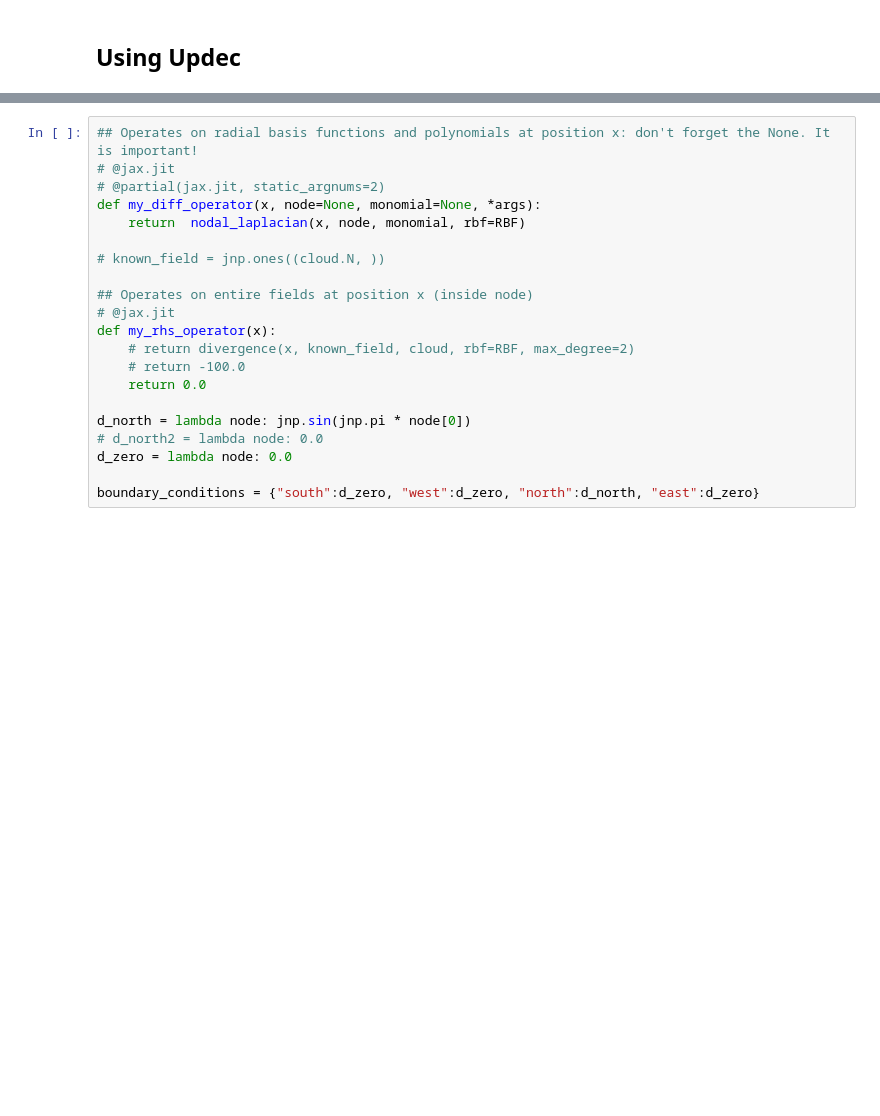
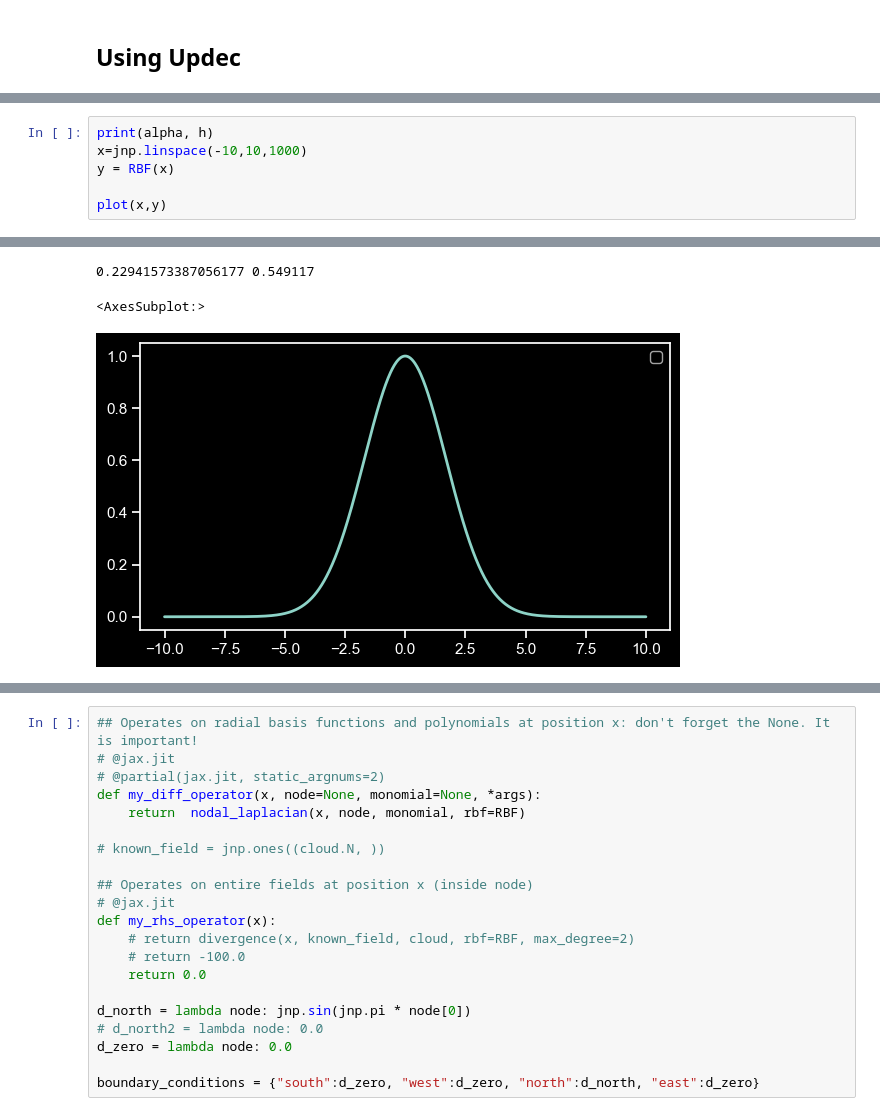
Before and after one commit to ddrous/Updes, a Jupyter notebook: examples/01_laplace_with_rbf.ipynb, the cells around one changed output, grey strips where cells are left out. Saved outputs shown, nothing was run; the diff lists cells and outputs as text; blank space fills up the shorter version.

```diff
--- a/examples/01_laplace_with_rbf.ipynb
+++ b/examples/01_laplace_with_rbf.ipynb
@@ -44,0 +45,7 @@ cloud.visualize_cloud(figsize=(4,4), cmap="cmr.amber");
+# %%
+print(alpha, h)
+x=jnp.linspace(-10,10,1000)
+y = RBF(x)
+
+plot(x,y)
+# %% [output]
@@ -45,3 +53,6 @@ cloud.visualize_cloud(figsize=(4,4), cmap="cmr.amber");
+0.22941573387056177 0.549117
+<AxesSubplot:>
+[figure, added]
 # %%
 print("\n=== Meshfree cloud for RBF method ===\n")
 print()
```
Also changed, not shown: parts of 7 cells of this notebook.
